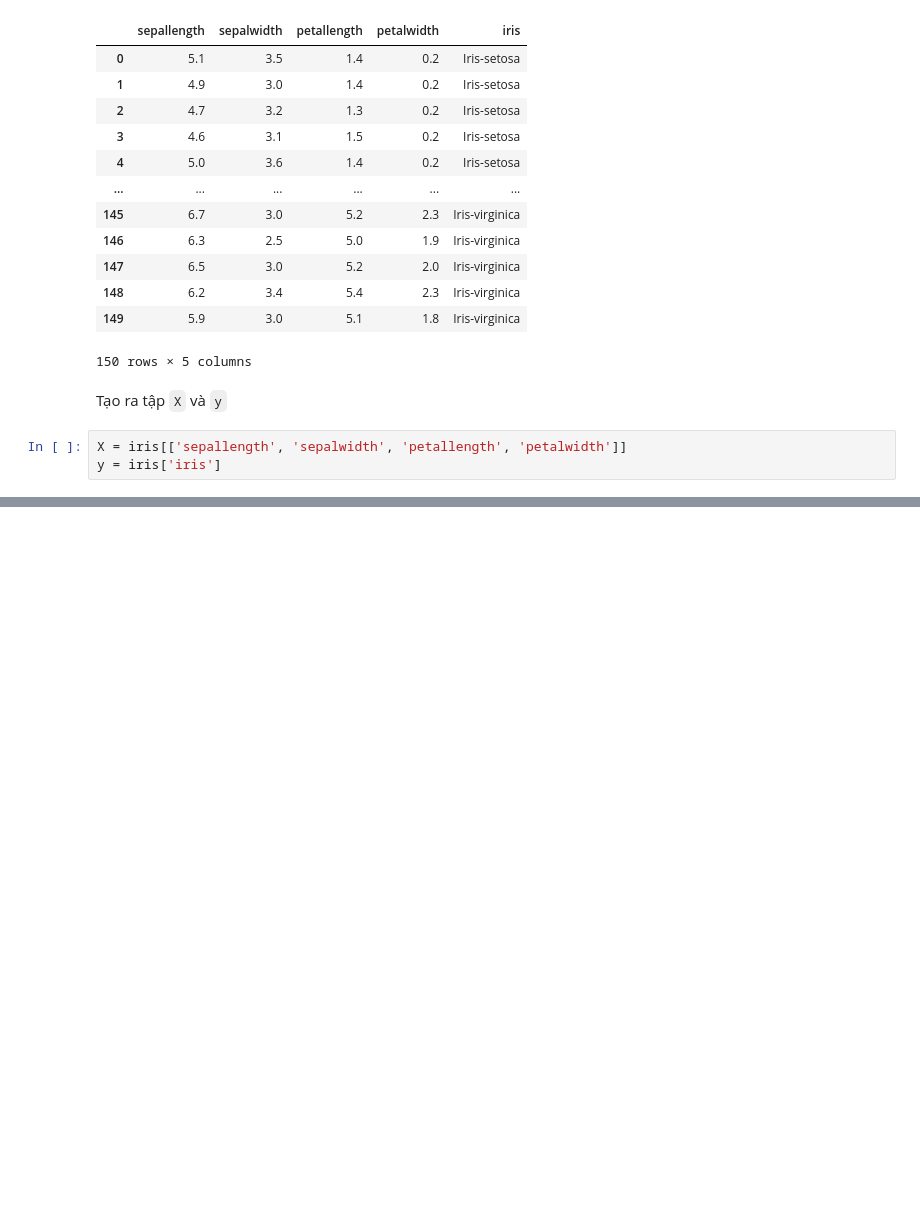
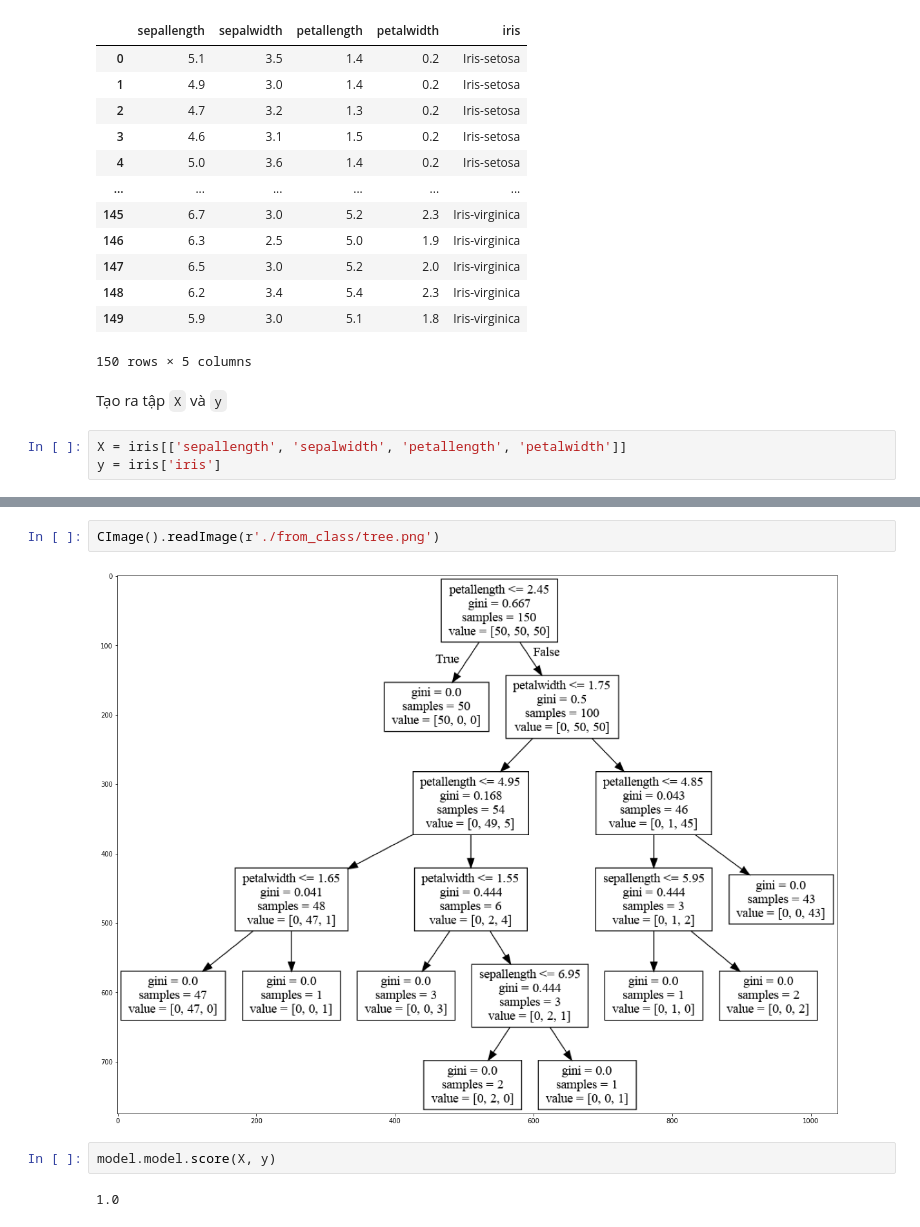
Before and after one commit to cuongpiger/CSC_Machine_Learning_with_Python, a Jupyter notebook: Chapter 6. Supervised Learning - Decision Tree/demo.ipynb, the cells around one changed output, grey strips where cells are left out. Saved outputs shown, nothing was run; the diff lists cells and outputs as text; blank space fills up the shorter version.

```diff
--- a/Chapter 6. Supervised Learning - Decision Tree/demo.ipynb
+++ b/Chapter 6. Supervised Learning - Decision Tree/demo.ipynb
@@ -174,0 +205,8 @@ y = iris['iris']
+# %%
+CImage().readImage(r'./from_class/tree.png')
+# %% [output]
+[figure, added]
+# %%
+model.model.score(X, y)
+# %% [output]
+1.0
```
Also changed, not shown: parts of 12 cells of this notebook, 6 other files.
